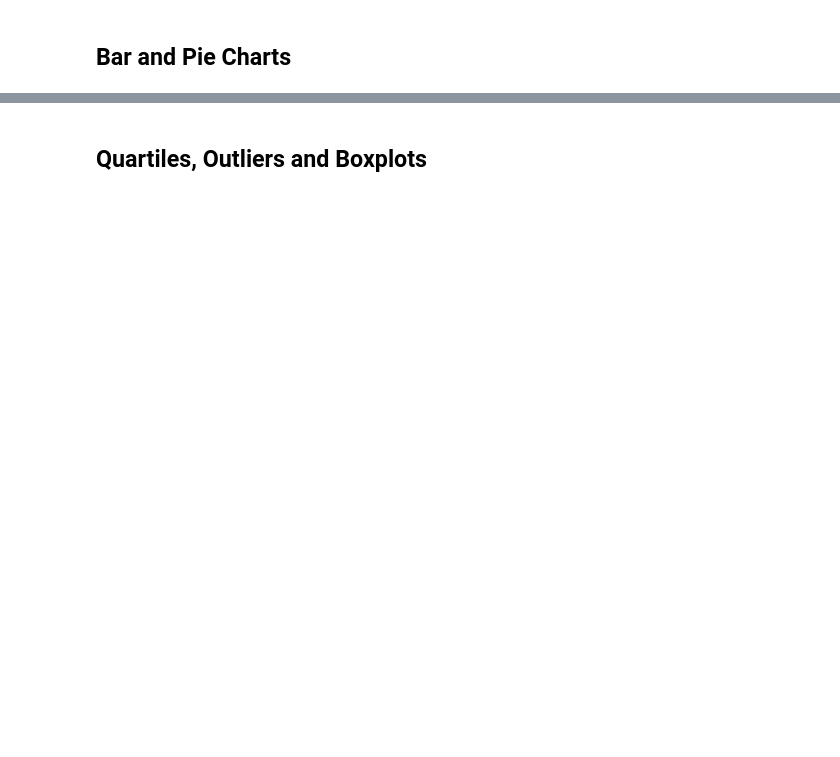
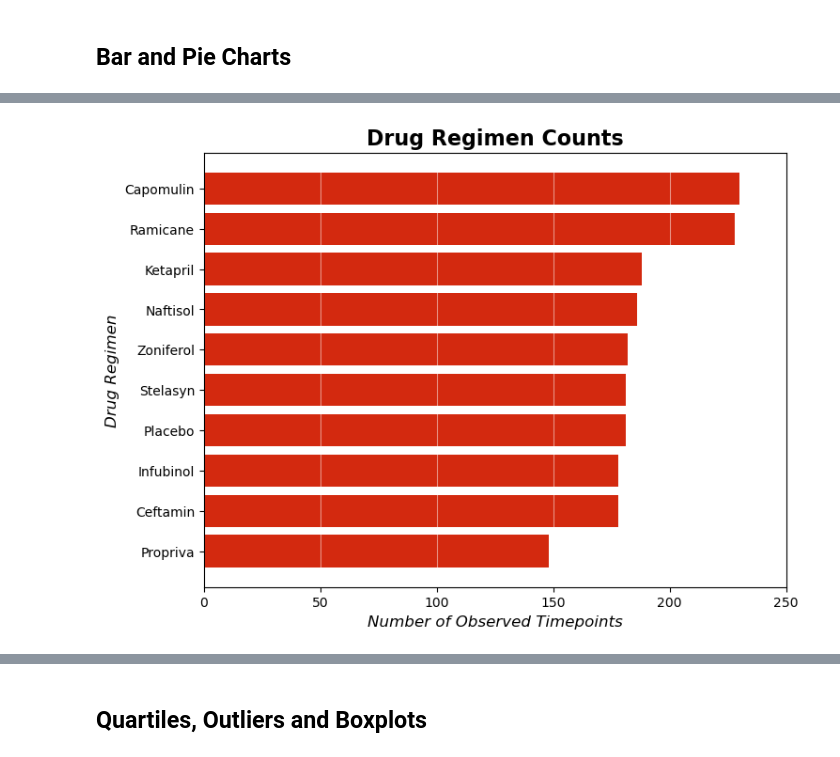
Before and after one commit to TheBoognish138/05-dataVis, a Jupyter notebook: Pymaceuticals/pymaceuticals_starter.ipynb, the cells around one changed output, grey strips where cells are left out. Saved outputs shown, nothing was run; the diff lists cells and outputs as text; code cells hidden in the pictures; blank space fills up the shorter version.

```diff
--- a/Pymaceuticals/pymaceuticals_starter.ipynb
+++ b/Pymaceuticals/pymaceuticals_starter.ipynb
@@ -88,2 +139,26 @@ duplicate_mouse_data
+# %%
+# Step 1: Get the data (x, y)
+data = study_data["Drug Regimen"].value_counts()
+x = np.flip(data.index)
+y = np.flip(data.values)
+
+# Step 2: Create the Canvas
+plt.figure(figsize=(8,6))
+
+# Step 3: Create the skeleton plot
+plt.barh(x, y, color="#d3290f")
+
+# Step 4: Customization
+plt.ylabel("Drug Regimen", fontsize=12, fontstyle="italic")
+plt.xlabel("Number of Observed Timepoints", fontsize=12, fontstyle="italic")
+plt.title("Drug Regimen Counts", fontsize=16, fontweight="bold")
+plt.xlim(0, 250)
+
+plt.grid(axis="x", color="white", alpha=0.5)
+
+# Step 5: Show/Save
+plt.show()
+# %% [output]
+[figure, added]
 # %%
 # Generate a pie plot showing the distribution of female versus male mice using Pandas
```
Also changed, not shown: parts of 26 cells of this notebook, 1 other file.
